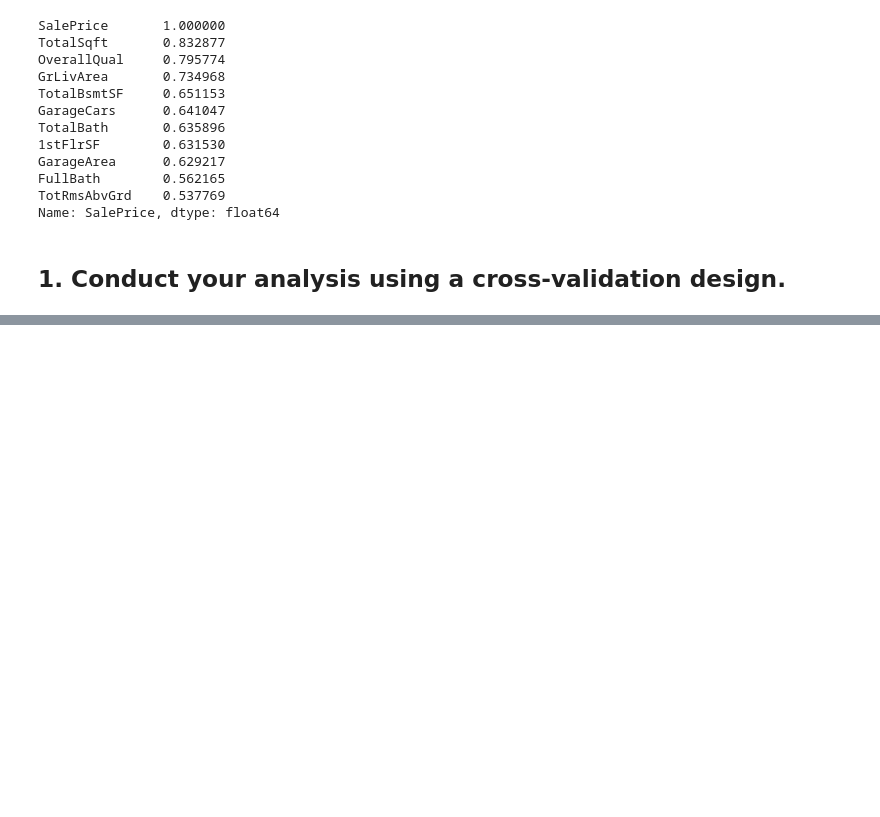
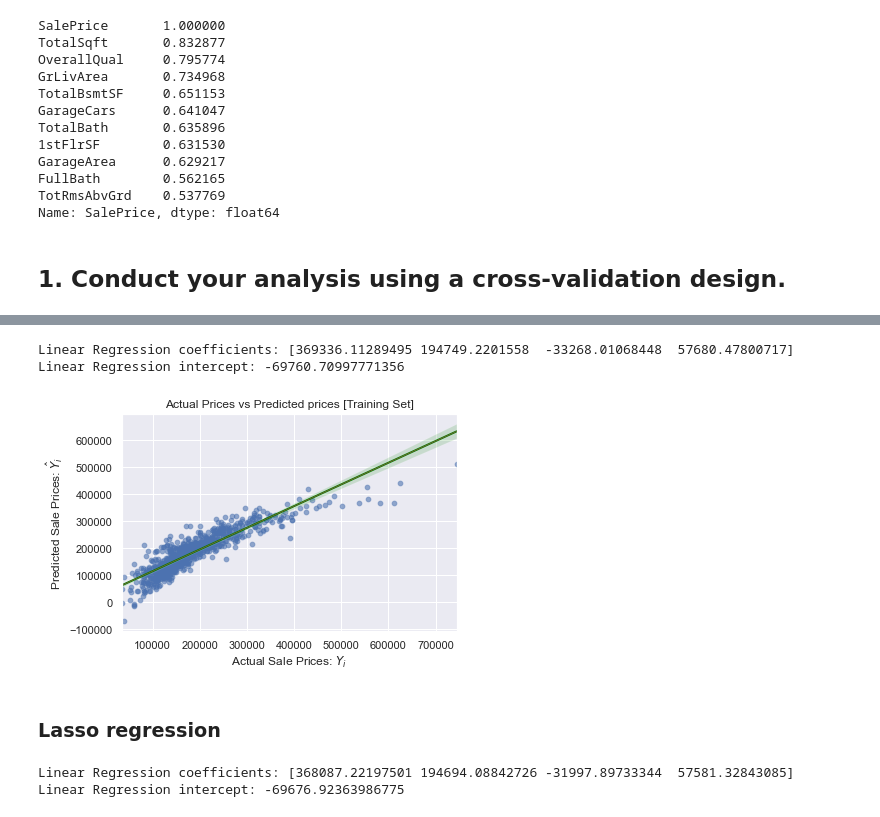
Before and after one commit to DrakeData/House_Price_EDA, a Jupyter notebook: MSDS422_Assignment2.ipynb, the cells around one changed output, grey strips where cells are left out. Cells and saved outputs as stored; diff of their text form; code cells hidden in the pictures; blank space fills up the shorter version.

```diff
--- a/MSDS422_Assignment2.ipynb
+++ b/MSDS422_Assignment2.ipynb
@@ -89,0 +109,43 @@ array([0.77365021, 0.80969918, 0.79233391, 0.7993649 , 0.79634617])
+# %%
+reg = LinearRegression()
+reg.fit(x_minmax_train, y_train)
+print(f'Linear Regression coefficients: {reg.coef_}')
+print(f'Linear Regression intercept: {reg.intercept_}')
+
+# model evaluation for training set
+y_train_predict = reg.predict(x_minmax_train)
+
+# calculating the intercept and slope for the regression line
+b, m = np.polynomial.polynomial.polyfit(y_train, y_train_predict, 1)
+# %% [output]
+Linear Regression coefficients: [369336.11289495 194749.2201558  -33268.01068448  57680.47800717]
+Linear Regression intercept: -69760.70997771356
+# %%
+sns.scatterplot(x=y_train, y=y_train_predict, alpha=0.4)
+sns.regplot(x=y_train, y=y_train_predict, truncate=True, scatter_kws={'s': 20, 'alpha':0.3},
+            line_kws={'color':'green', 'linewidth': 2})
+sns.lineplot(x=np.unique(y_train), y=np.unique(np.poly1d(b + m * np.unique(y_train))), linewidth=0.5, color='r')
+
+plt.xlabel("Actual Sale Prices: $Y_i$")
+plt.ylabel("Predicted Sale Prices: $\hat{Y}_i$")
+plt.title("Actual Prices vs Predicted prices [Training Set]")
+
+plt.show()
+# %% [output]
+[figure, added]
+# %% [markdown]
+### Lasso regression
+# %%
+lasso_reg = Lasso(normalize=True)
+lasso_reg.fit(x_minmax_train,y_train)
+print(f'Linear Regression coefficients: {lasso_reg.coef_}')
+print(f'Linear Regression intercept: {lasso_reg.intercept_}')
+
+# model evaluation for training set
+y_train_predict = lasso_reg.predict(x_minmax_train)
+
+# calculating the intercept and slope for the regression line
+b, m = np.polynomial.polynomial.polyfit(y_train, y_train_predict, 1)
+# %% [output]
+Linear Regression coefficients: [368087.22197501 194694.08842726 -31997.89733344  57581.32843085]
+Linear Regression intercept: -69676.92363986775
```
Also changed, not shown: parts of 18 cells of this notebook, 1 other file.
